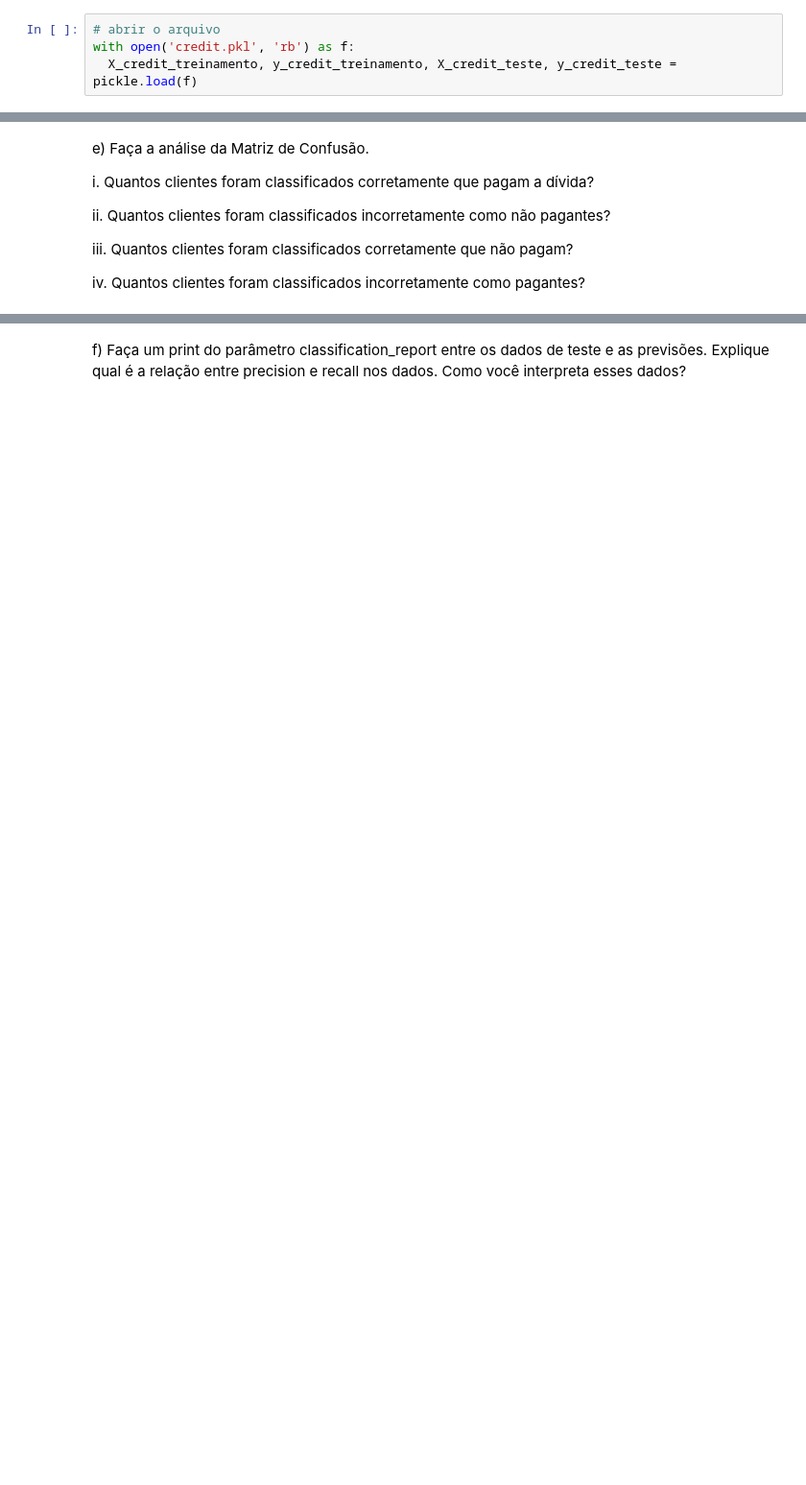
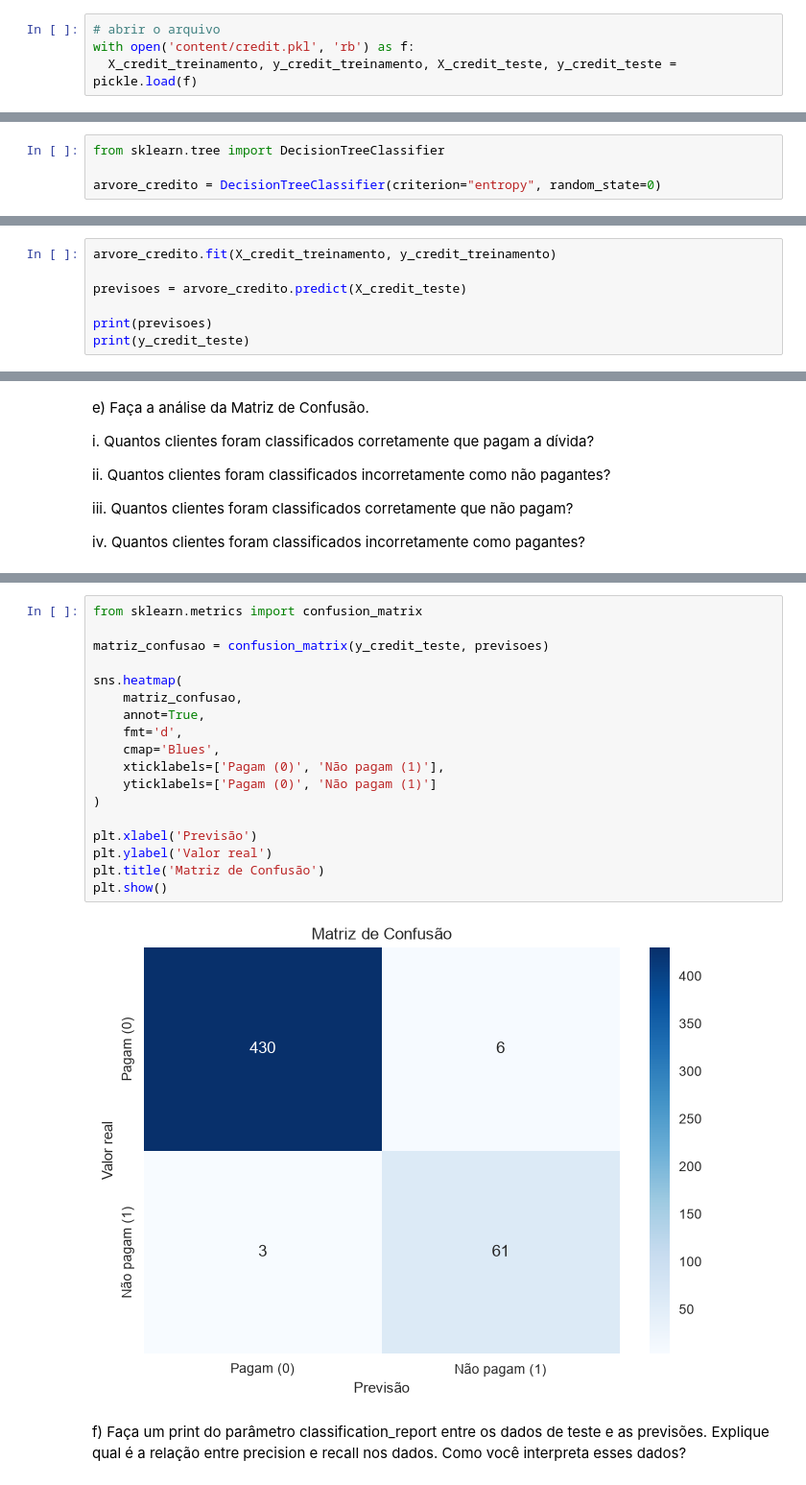
Before and after one commit to larissaSchlichting/aprendizado-de-maquina, a Jupyter notebook: Trabalho 3/TRABALHO_3_PARTE_2_Algoritmo_Árvores_de_Decisão.ipynb, the cells around one changed output, grey strips where cells are left out. Shown at 96% size. Cells and saved outputs as stored; diff of their text form; blank space fills up the shorter version.

```diff
--- a/Trabalho 3/TRABALHO_3_PARTE_2_Algoritmo_Árvores_de_Decisão.ipynb
+++ b/Trabalho 3/TRABALHO_3_PARTE_2_Algoritmo_Árvores_de_Decisão.ipynb
@@ -58,5 +104,5 @@ Verifique nos slides se seu resultado está correto!
 Nesta seção você deverá testar o uso da Árvore de Decisão para a Base de Dados Credit Risk Dataset. Aqui estaremos analisando os clientes que pagam (classe 0) ou não pagam a dívida (classe 1), a fim do banco conceder empréstimo.
 # %%
 # abrir o arquivo
-with open('credit.pkl', 'rb') as f:
+with open('content/credit.pkl', 'rb') as f:
   X_credit_treinamento, y_credit_treinamento, X_credit_teste, y_credit_teste = pickle.load(f)
@@ -69,4 +124,15 @@ OBS: os dados de treinamento devem ter as seguintes dimenções: x=(1500, 3), y=
 # %% [markdown]
 b) Importe o pacote DecisionTreeClassifier do sklearn para treinar o seu algoritmo de árvore de decisão. Para poder refazer os testes e obter o mesmo resultado utilize o parâmetro random_state = 0.
+# %%
+from sklearn.tree import DecisionTreeClassifier
+
+arvore_credito = DecisionTreeClassifier(criterion="entropy", random_state=0)
 # %% [markdown]
 c) Faça a previsão com os dados de teste. Visualize os dados e verifique se as previsões estão de acordo com os dados de teste (respostas reais).
+# %%
+arvore_credito.fit(X_credit_treinamento, y_credit_treinamento)
+
+previsoes = arvore_credito.predict(X_credit_teste)
+
+print(previsoes)
+print(y_credit_teste)
@@ -92,2 +192,22 @@ cm.score(X_credit_teste, y_credit_teste)
+# %%
+from sklearn.metrics import confusion_matrix
+
+matriz_confusao = confusion_matrix(y_credit_teste, previsoes)
+
+sns.heatmap(
+	matriz_confusao,
+	annot=True,
+	fmt='d',
+	cmap='Blues',
+	xticklabels=['Pagam (0)', 'Não pagam (1)'],
+	yticklabels=['Pagam (0)', 'Não pagam (1)']
+)
+
+plt.xlabel('Previsão')
+plt.ylabel('Valor real')
+plt.title('Matriz de Confusão')
+plt.show()
+# %% [output]
+[figure, added]
 # %% [markdown]
 f) Faça um print do parâmetro classification_report entre os dados de teste e as previsões. Explique qual é a relação entre precision e recall nos dados. Como você interpreta esses dados?
```
Also changed, not shown: parts of 22 cells of this notebook, 1 other file.
